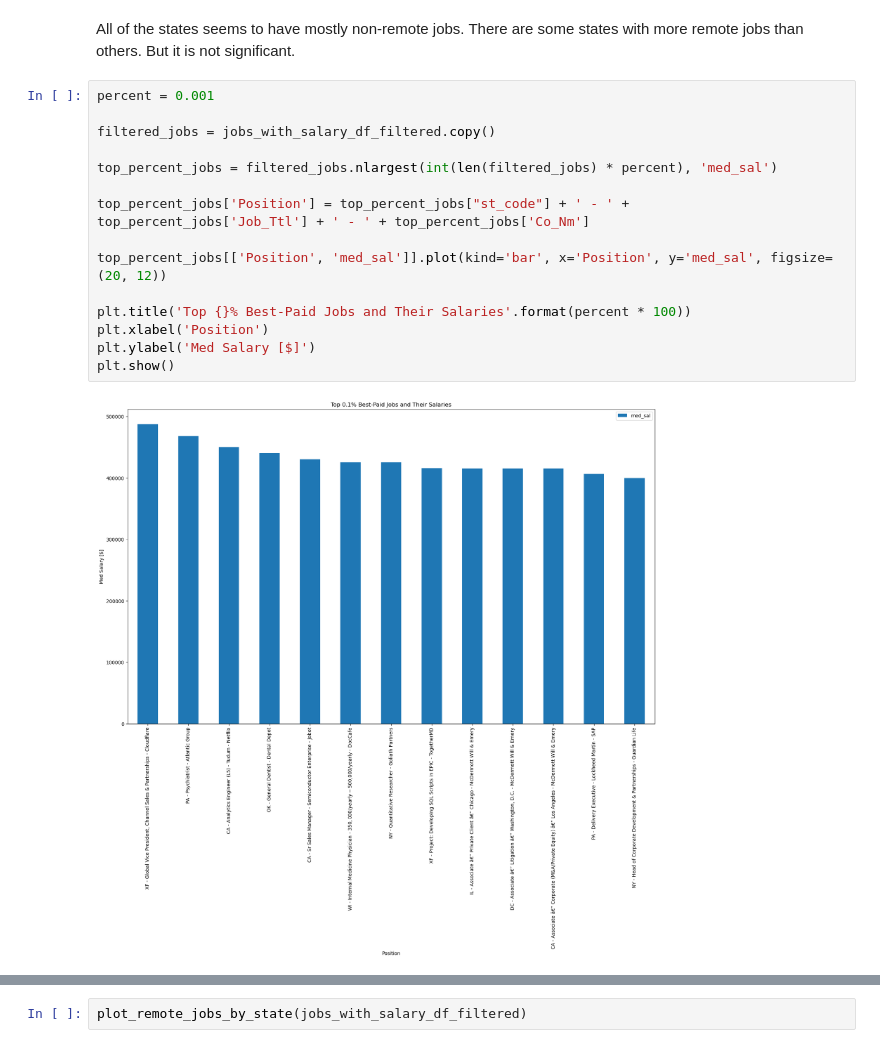
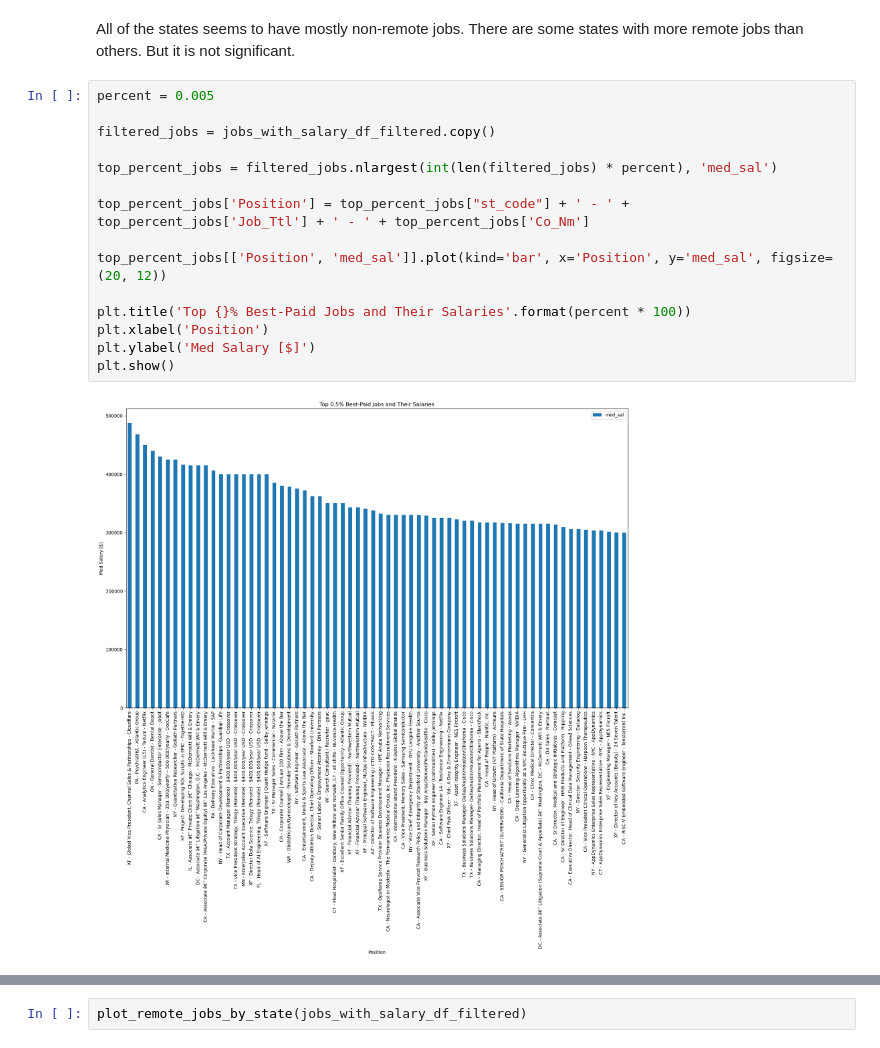
Before and after one commit to Qubi0-0/LinkedInJobSalaryPredict, a Jupyter notebook: jobs_eda.ipynb, the cells around one changed output, grey strips where cells are left out. Saved outputs shown, nothing was run; the diff lists cells and outputs as text.

```diff
--- a/jobs_eda.ipynb
+++ b/jobs_eda.ipynb
@@ -172,19 +172,19 @@ plot_remote_jobs_by_state(jobs_with_salary_df_filtered, bool_feature='Is_Supvsr'
 # %% [markdown]
 All of the states seems to have mostly non-remote jobs. There are some states with more remote jobs than others. But it is not significant.
 # %%
-percent = 0.001
+percent = 0.005
 
 filtered_jobs = jobs_with_salary_df_filtered.copy()
 
 top_percent_jobs = filtered_jobs.nlargest(int(len(filtered_jobs) * percent), 'med_sal')
 
 top_percent_jobs['Position'] = top_percent_jobs["st_code"] + ' - ' + top_percent_jobs['Job_Ttl'] + ' - ' + top_percent_jobs['Co_Nm']
 
 top_percent_jobs[['Position', 'med_sal']].plot(kind='bar', x='Position', y='med_sal', figsize=(20, 12))
 
 plt.title('Top {}% Best-Paid Jobs and Their Salaries'.format(percent * 100))
 plt.xlabel('Position')
 plt.ylabel('Med Salary [$]')
 plt.show()
 # %% [output]
-[figure, old version]
+[figure, new version]
```
Also changed, not shown: parts of 5 cells of this notebook.
